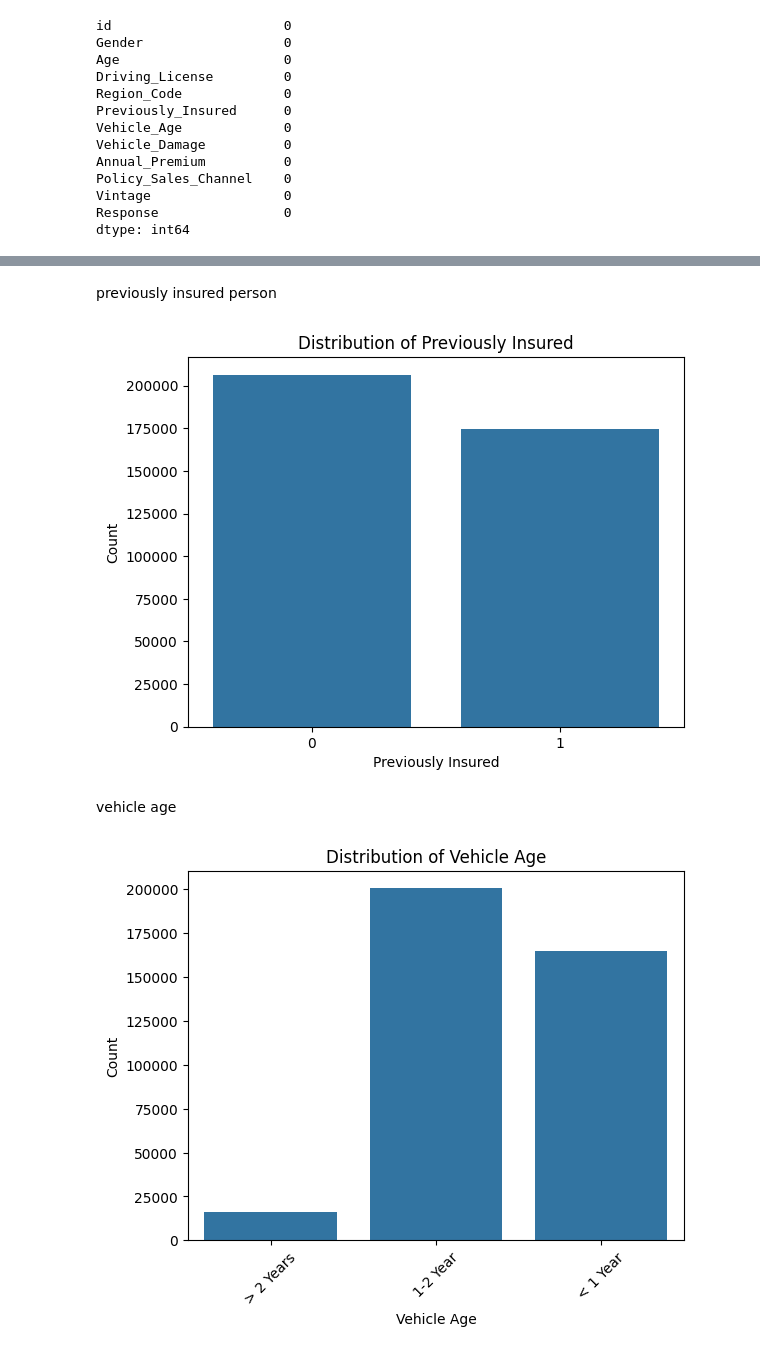
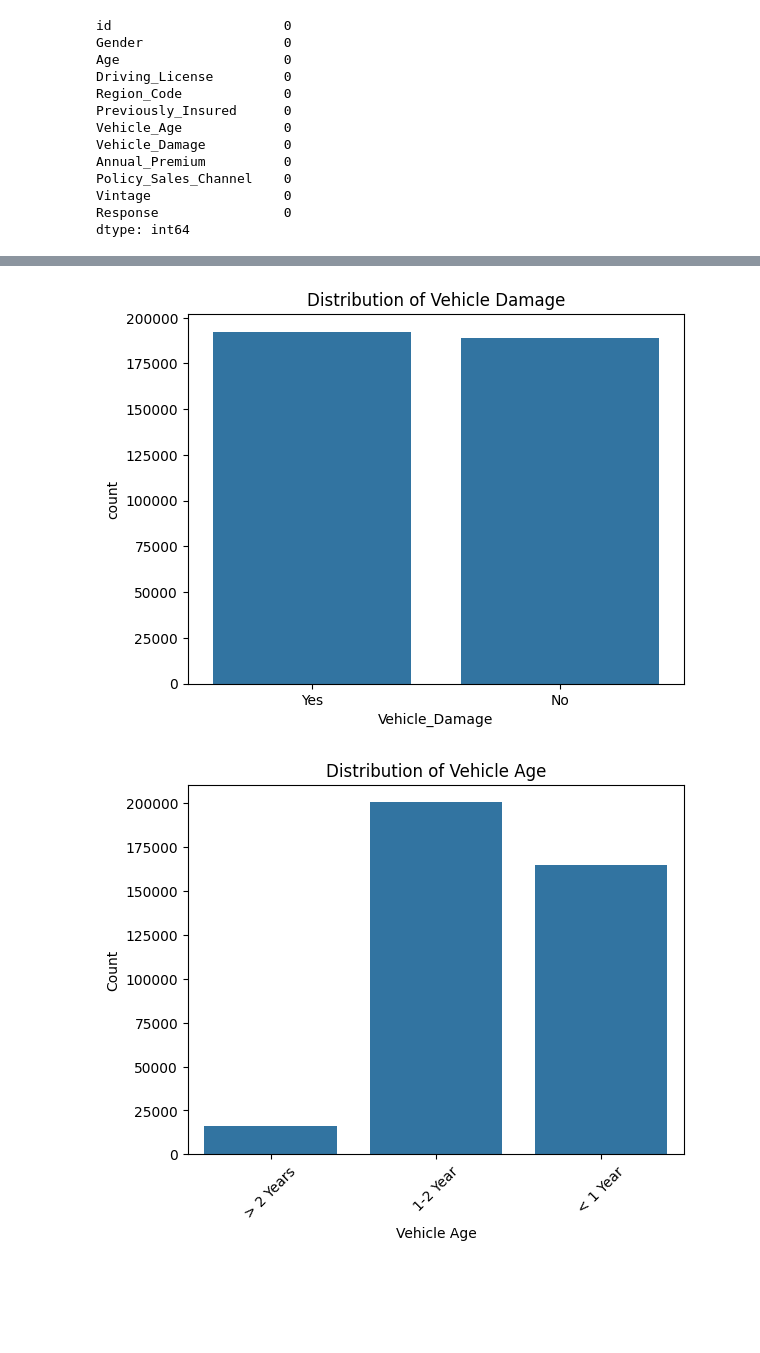
Before and after one commit to Youngboy01/vehicle-Insurance, a Jupyter notebook: notebooks/experimentation.ipynb, the cells around one changed output, grey strips where cells are left out. Cells and saved outputs as stored; diff of their text form; code cells hidden in the pictures; blank space fills up the shorter version.

```diff
--- a/notebooks/experimentation.ipynb
+++ b/notebooks/experimentation.ipynb
@@ -145,13 +120,8 @@ plt.show()
-# %% [markdown]
-previously insured person
 # %%
-sns.countplot(x="Previously_Insured", data=df)
-plt.title("Distribution of Previously Insured")
-plt.xlabel("Previously Insured")
-plt.ylabel("Count")
+# Vehicle damage distribution
+sns.countplot(x="Vehicle_Damage", data=df)
+plt.title("Distribution of Vehicle Damage")
 plt.show()
 # %% [output]
-[figure, old version]
+[figure, new version]
-# %% [markdown]
-vehicle age
 # %%
```
Also changed, not shown: parts of 64 cells of this notebook, 1 other file.
